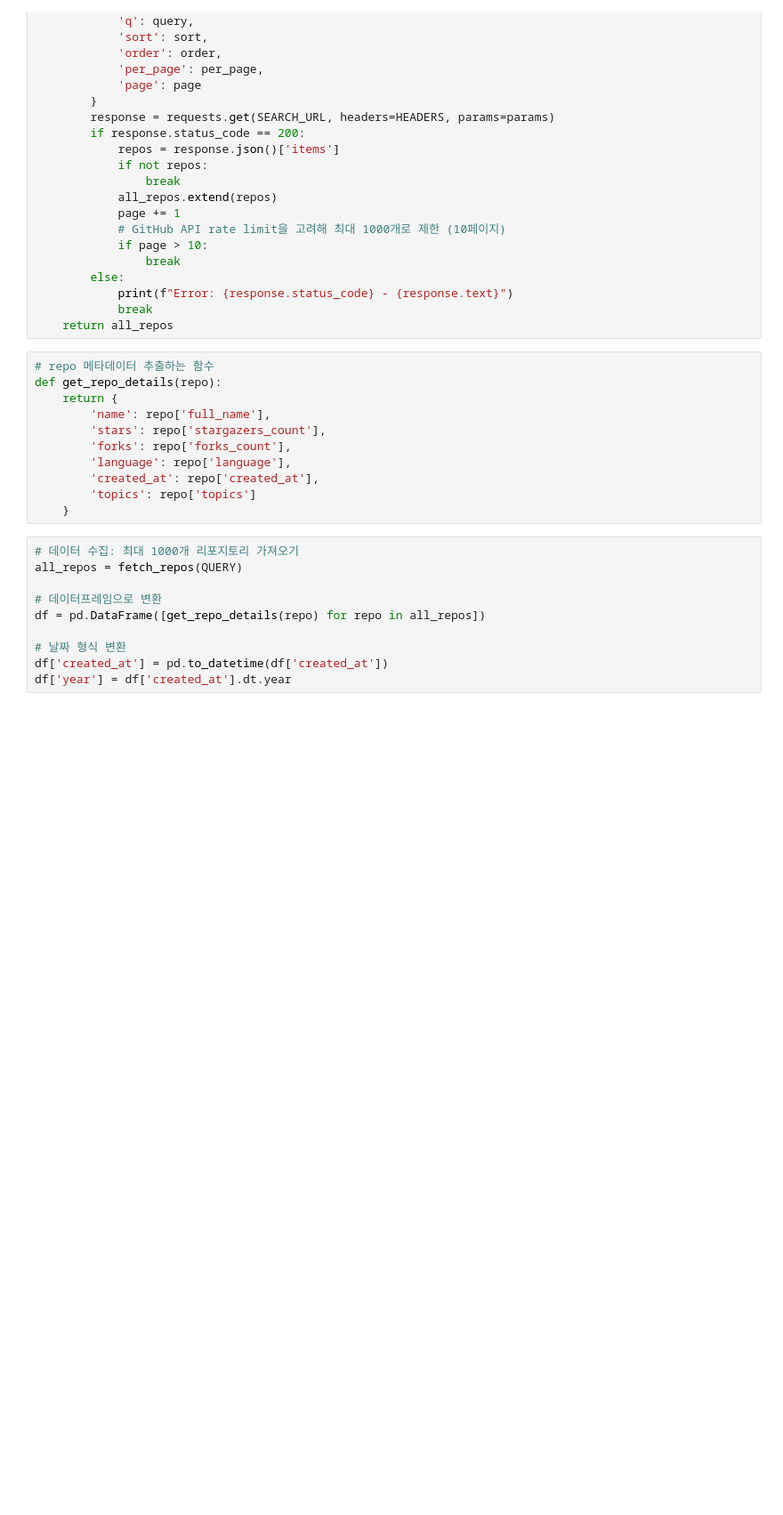
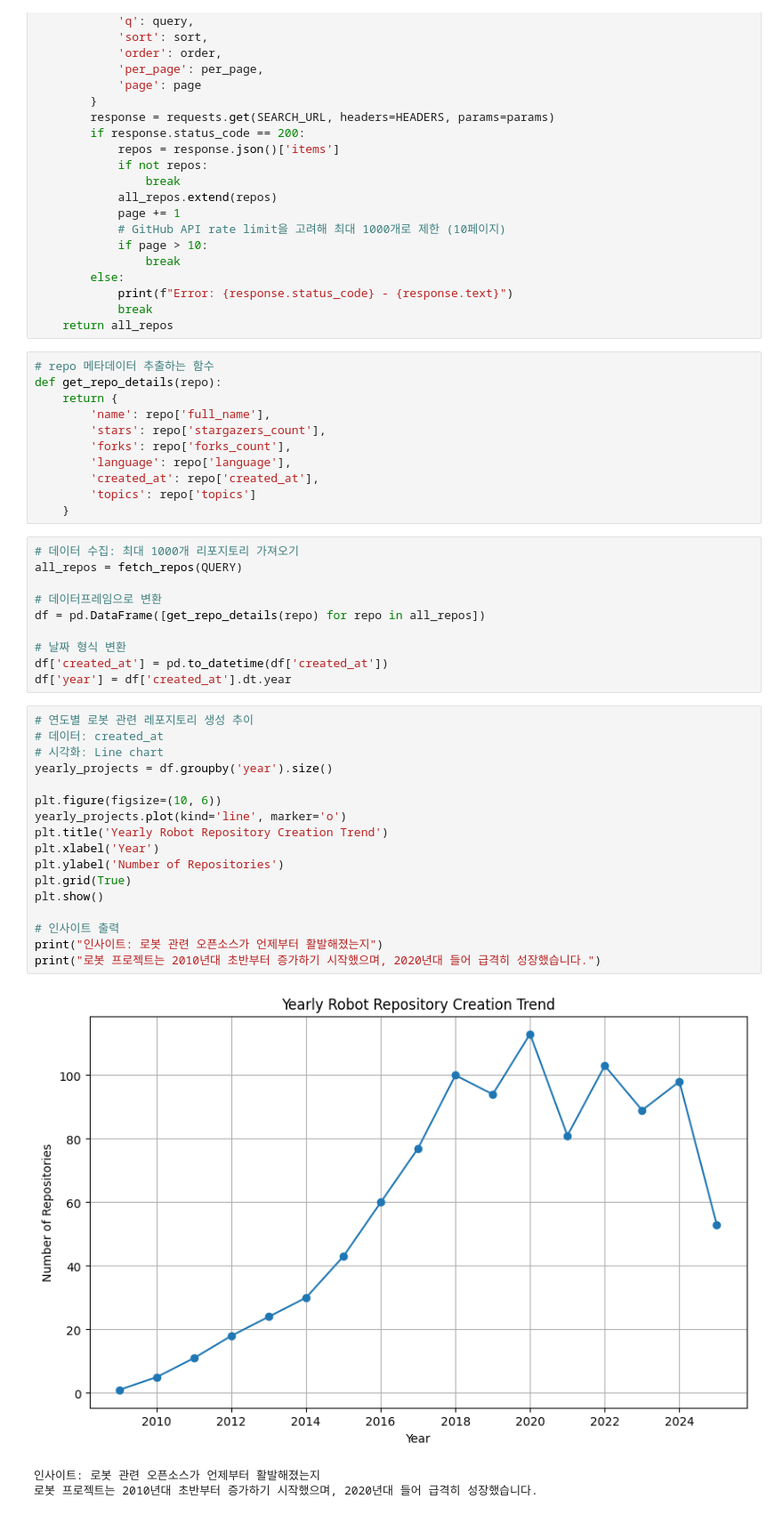
Before and after one commit to addinedu-ros-11th/eda-repo-3, a Jupyter notebook: trendbot_kdh.ipynb, the cells around one changed output. Shown: that part at 89% size. Drawn from its saved outputs; the diff is of its cells as text; blank space fills up the shorter version.

Commit message:
feat(plot): include new data visualization examples

```diff
--- a/trendbot_kdh.ipynb
+++ b/trendbot_kdh.ipynb
@@ -63,3 +63,24 @@ df = pd.DataFrame([get_repo_details(repo) for repo in all_repos])
 # 날짜 형식 변환
 df['created_at'] = pd.to_datetime(df['created_at'])
 df['year'] = df['created_at'].dt.year
+# %%
+# 연도별 로봇 관련 레포지토리 생성 추이
+# 데이터: created_at
+# 시각화: Line chart
+yearly_projects = df.groupby('year').size()
+
+plt.figure(figsize=(10, 6))
+yearly_projects.plot(kind='line', marker='o')
+plt.title('Yearly Robot Repository Creation Trend')
+plt.xlabel('Year')
+plt.ylabel('Number of Repositories')
+plt.grid(True)
+plt.show()
+
+# 인사이트 출력
+print("인사이트: 로봇 관련 오픈소스가 언제부터 활발해졌는지")
+print("로봇 프로젝트는 2010년대 초반부터 증가하기 시작했으며, 2020년대 들어 급격히 성장했습니다.")
+# %% [output]
+[figure, added]
+인사이트: 로봇 관련 오픈소스가 언제부터 활발해졌는지
+로봇 프로젝트는 2010년대 초반부터 증가하기 시작했으며, 2020년대 들어 급격히 성장했습니다.
```
Also changed, not shown: parts of 2 cells of this notebook.
